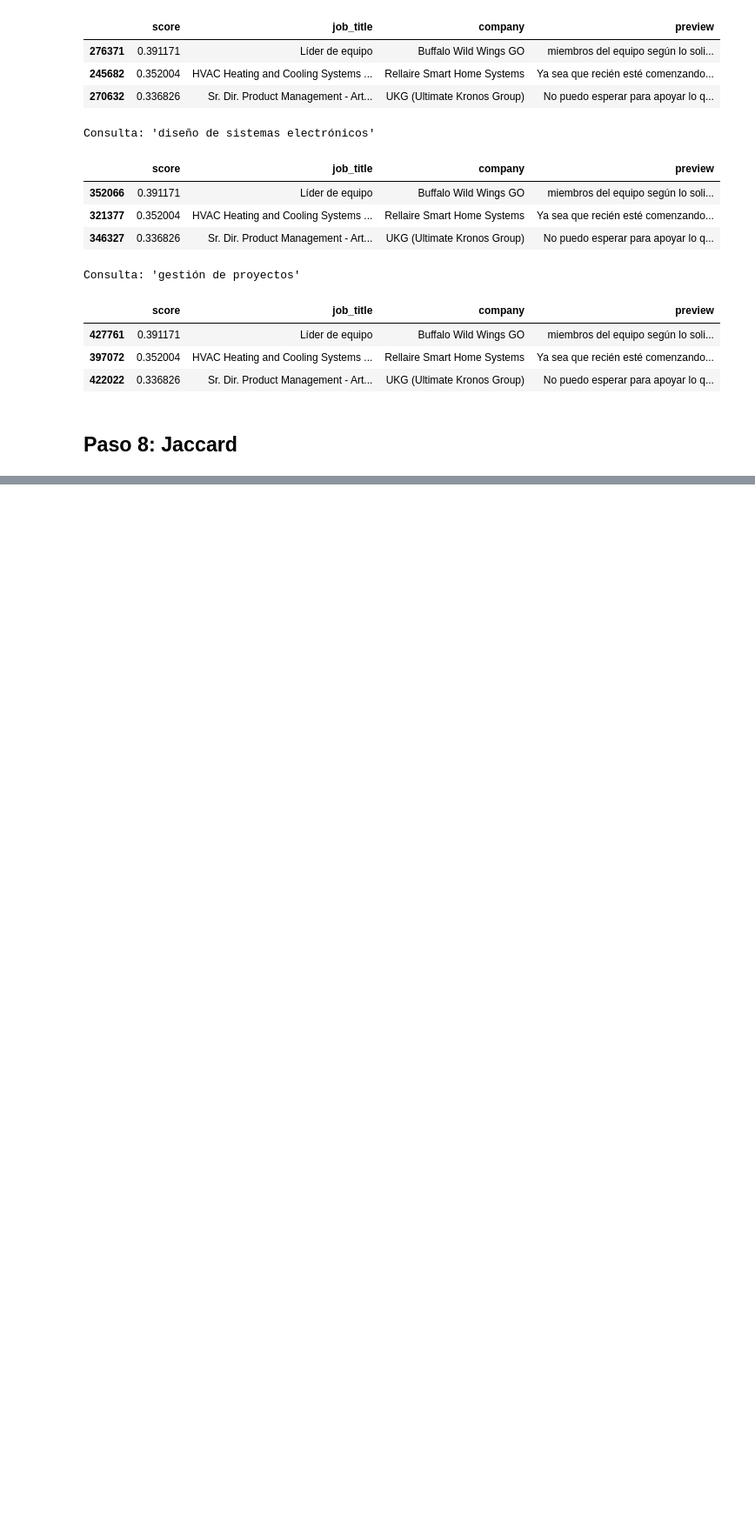
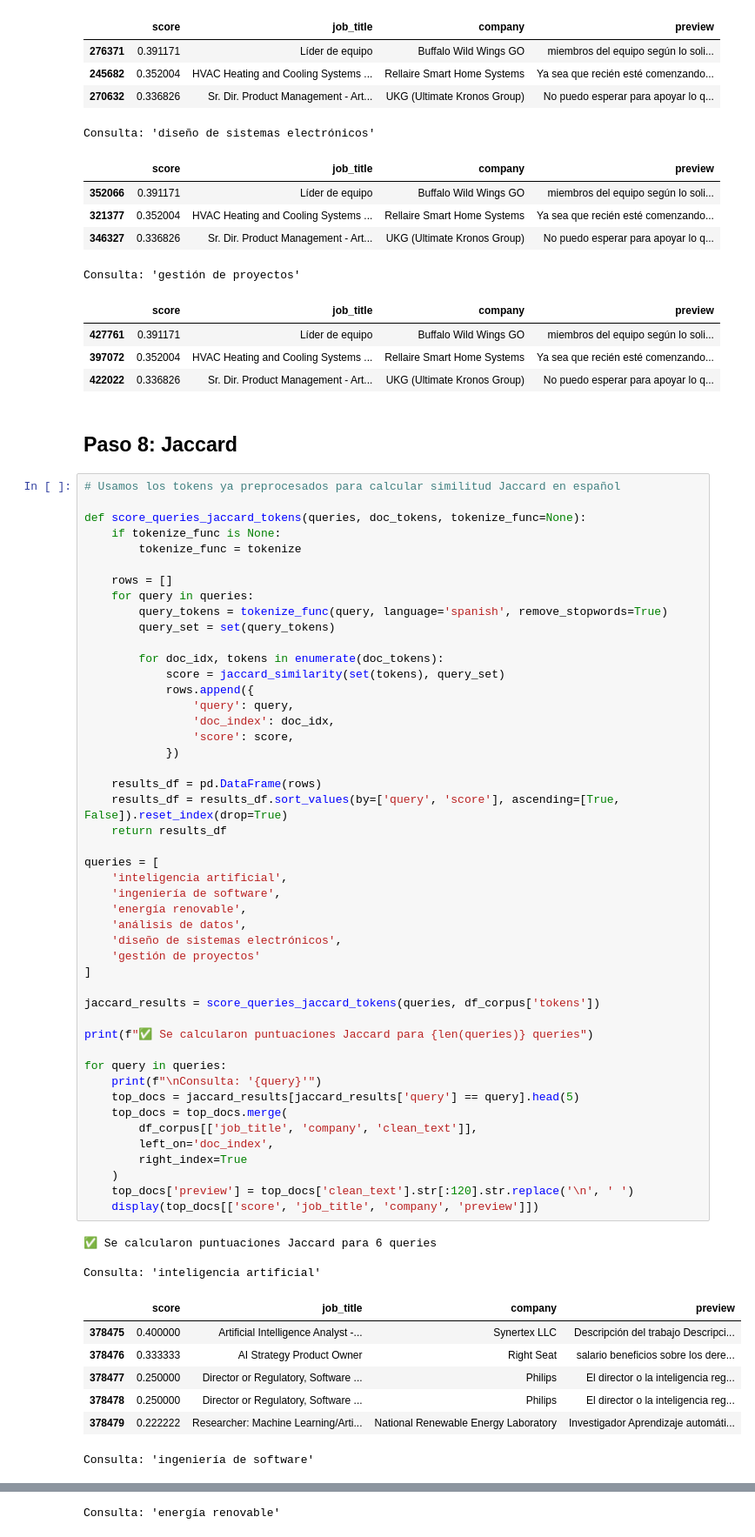
Before and after one commit to ElAlfa3007/ir-2026-BLeandro, a Jupyter notebook: ir26a-main/08proyectob1/proyectoB1.ipynb, the cells around one changed output, grey strips where cells are left out. Shown at 87% size. Cells and saved outputs as stored; diff of their text form; blank space fills up the shorter version.

Commit message:
Proyecto Casi Fin

```diff
--- a/ir26a-main/08proyectob1/proyectoB1.ipynb
+++ b/ir26a-main/08proyectob1/proyectoB1.ipynb
@@ -395,3 +396,61 @@ Consulta: 'gestión de proyectos'
 | 422022 | 0.336826 | Sr. Dir. Product Management - Art... | UKG (Ultimate Kronos Group) | No puedo esperar para apoyar lo q... |
 # %% [markdown]
 ## Paso 8: Jaccard
+# %%
+# Usamos los tokens ya preprocesados para calcular similitud Jaccard en español
+
+def score_queries_jaccard_tokens(queries, doc_tokens, tokenize_func=None):
+    if tokenize_func is None:
+        tokenize_func = tokenize
+
+    rows = []
+    for query in queries:
+        query_tokens = tokenize_func(query, language='spanish', remove_stopwords=True)
+        query_set = set(query_tokens)
+
+        for doc_idx, tokens in enumerate(doc_tokens):
+            score = jaccard_similarity(set(tokens), query_set)
+            rows.append({
+                'query': query,
+                'doc_index': doc_idx,
+                'score': score,
+            })
+
+    results_df = pd.DataFrame(rows)
+    results_df = results_df.sort_values(by=['query', 'score'], ascending=[True, False]).reset_index(drop=True)
+    return results_df
+
+queries = [
+    'inteligencia artificial',
+    'ingeniería de software',
+    'energía renovable',
+    'análisis de datos',
+    'diseño de sistemas electrónicos',
+    'gestión de proyectos'
+]
+
+jaccard_results = score_queries_jaccard_tokens(queries, df_corpus['tokens'])
+
+print(f"✅ Se calcularon puntuaciones Jaccard para {len(queries)} queries")
+
+for query in queries:
+    print(f"\nConsulta: '{query}'")
+    top_docs = jaccard_results[jaccard_results['query'] == query].head(5)
+    top_docs = top_docs.merge(
+        df_corpus[['job_title', 'company', 'clean_text']],
+        left_on='doc_index',
+        right_index=True
+    )
+    top_docs['preview'] = top_docs['clean_text'].str[:120].str.replace('\n', ' ')
+    display(top_docs[['score', 'job_title', 'company', 'preview']])
+# %% [output]
+✅ Se calcularon puntuaciones Jaccard para 6 queries
+
+Consulta: 'inteligencia artificial'
+|  | score | job_title | company | preview |
+| 378475 | 0.400000 | Artificial Intelligence Analyst -... | Synertex LLC | Descripción del trabajo Descripci... |
+| 378476 | 0.333333 | AI Strategy Product Owner | Right Seat | salario beneficios sobre los dere... |
+| 378477 | 0.250000 | Director or Regulatory, Software ... | Philips | El director o la inteligencia reg... |
+| 378478 | 0.250000 | Director or Regulatory, Software ... | Philips | El director o la inteligencia reg... |
+| 378479 | 0.222222 | Researcher: Machine Learning/Arti... | National Renewable Energy Laboratory | Investigador Aprendizaje automáti... |
+Consulta: 'ingeniería de software'
@@ -397,0 +463 @@ Consulta: 'gestión de proyectos'
+Consulta: 'energía renovable'
```
Also changed, not shown: parts of 13 cells of this notebook, 1 other file.
